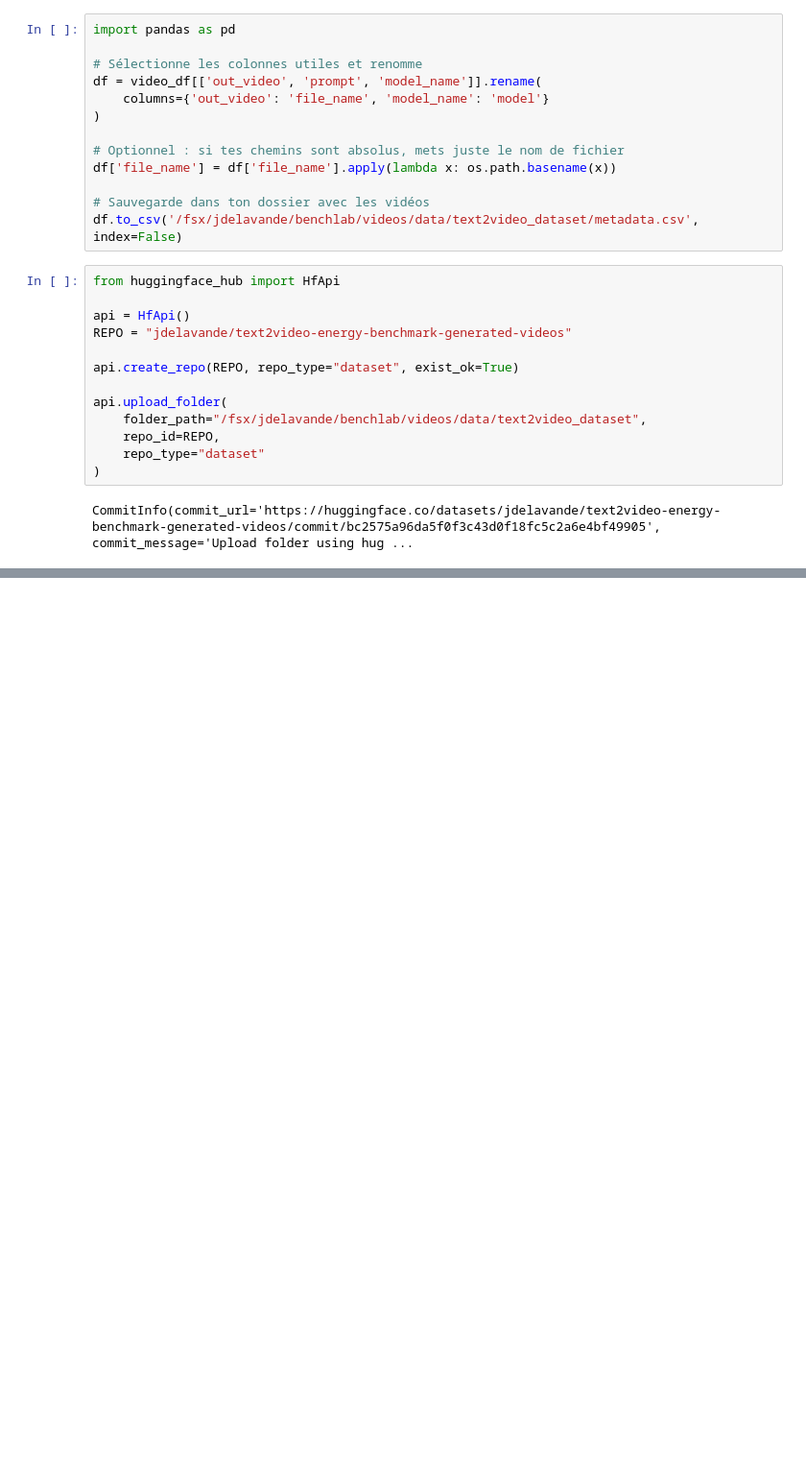
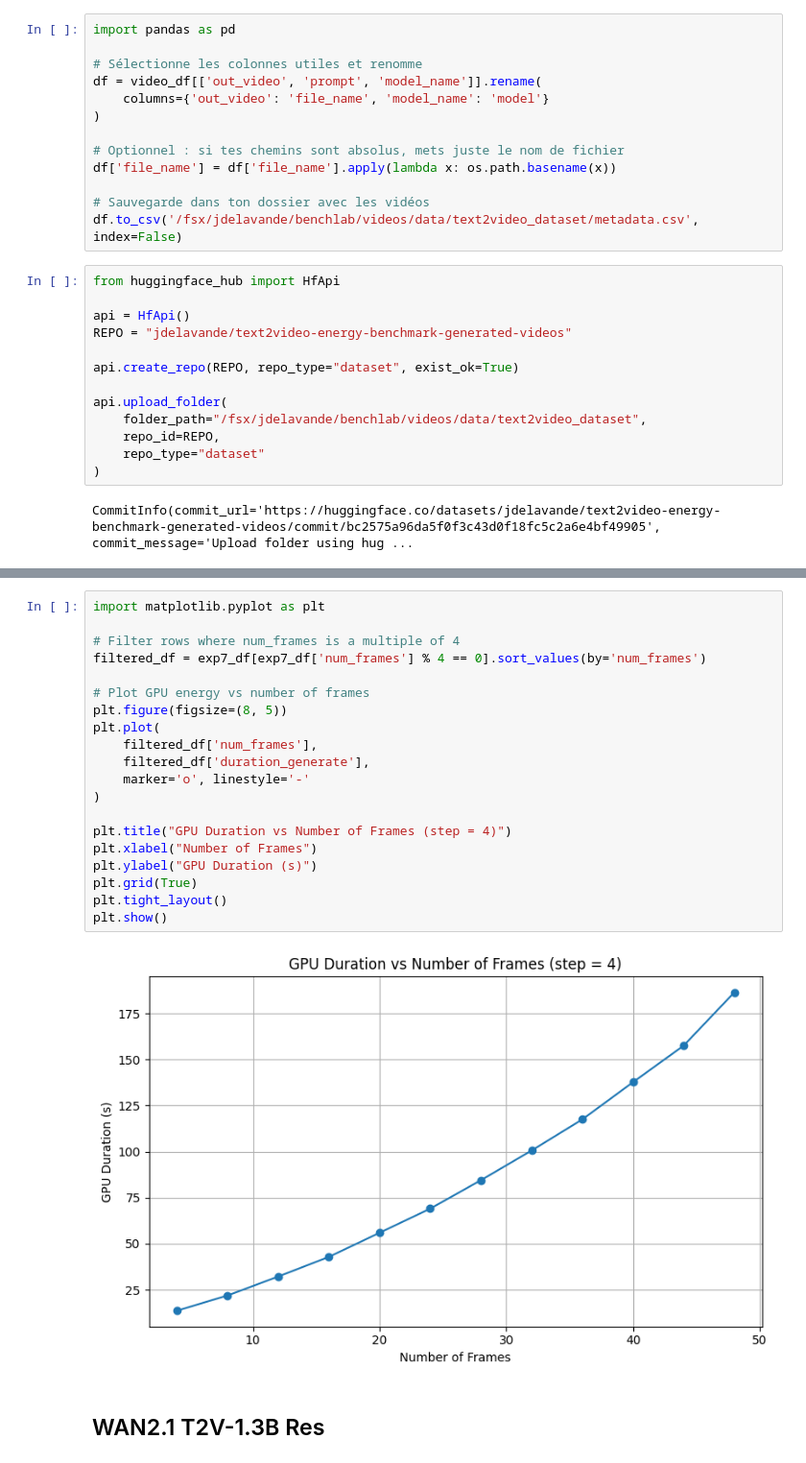
Before and after one commit to JulienDelavande/benchlab, a Jupyter notebook: videos/results/results.ipynb, the cells around one changed output, grey strips where cells are left out. Shown: that part at 96% size. Drawn from its saved outputs; the diff is of its cells as text; blank space fills up the shorter version.

```diff
--- a/videos/results/results.ipynb
+++ b/videos/results/results.ipynb
@@ -730,0 +498,24 @@ exp4_df
+# %%
+import matplotlib.pyplot as plt
+
+# Filter rows where num_frames is a multiple of 4
+filtered_df = exp7_df[exp7_df['num_frames'] % 4 == 0].sort_values(by='num_frames')
+
+# Plot GPU energy vs number of frames
+plt.figure(figsize=(8, 5))
+plt.plot(
+    filtered_df['num_frames'],
+    filtered_df['duration_generate'],
+    marker='o', linestyle='-'
+)
+
+plt.title("GPU Duration vs Number of Frames (step = 4)")
+plt.xlabel("Number of Frames")
+plt.ylabel("GPU Duration (s)")
+plt.grid(True)
+plt.tight_layout()
+plt.show()
+# %% [output]
+[figure, added]
+# %% [markdown]
+## WAN2.1 T2V-1.3B Res
```
Also changed, not shown: parts of 26 cells of this notebook, 6 other files.
